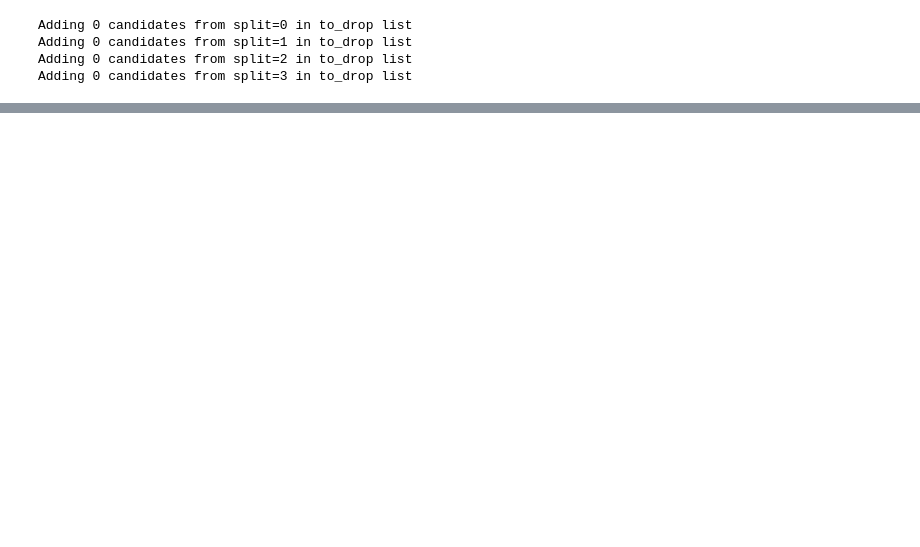
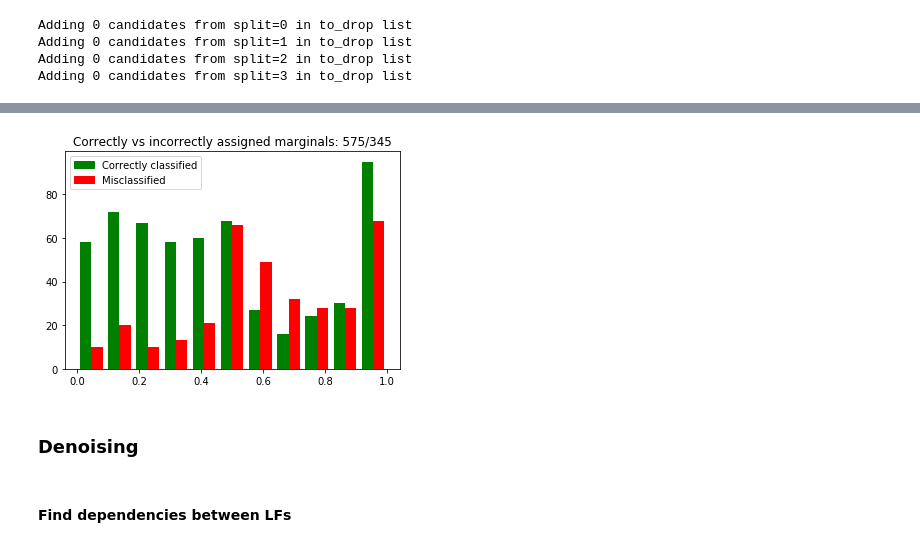
Before and after one commit to littlewine/snorkel-ml, a Jupyter notebook: my-code/CDR experiment.ipynb, the cells around one changed output, grey strips where cells are left out. Drawn from its saved outputs; the diff is of its cells as text; code cells hidden in the pictures; blank space fills up the shorter version.

```diff
--- a/my-code/CDR experiment.ipynb
+++ b/my-code/CDR experiment.ipynb
@@ -585,0 +738,4 @@ l
+# %%
+error_analysis(L_dev, L_gold_dev, average_voting=True)
+# %% [output]
+[figure, added]
@@ -585,0 +746,4 @@ l
+# %% [markdown]
+### Denoising
+# %% [markdown]
+#### Find dependencies between LFs
```
Also changed, not shown: parts of 59 cells of this notebook.
